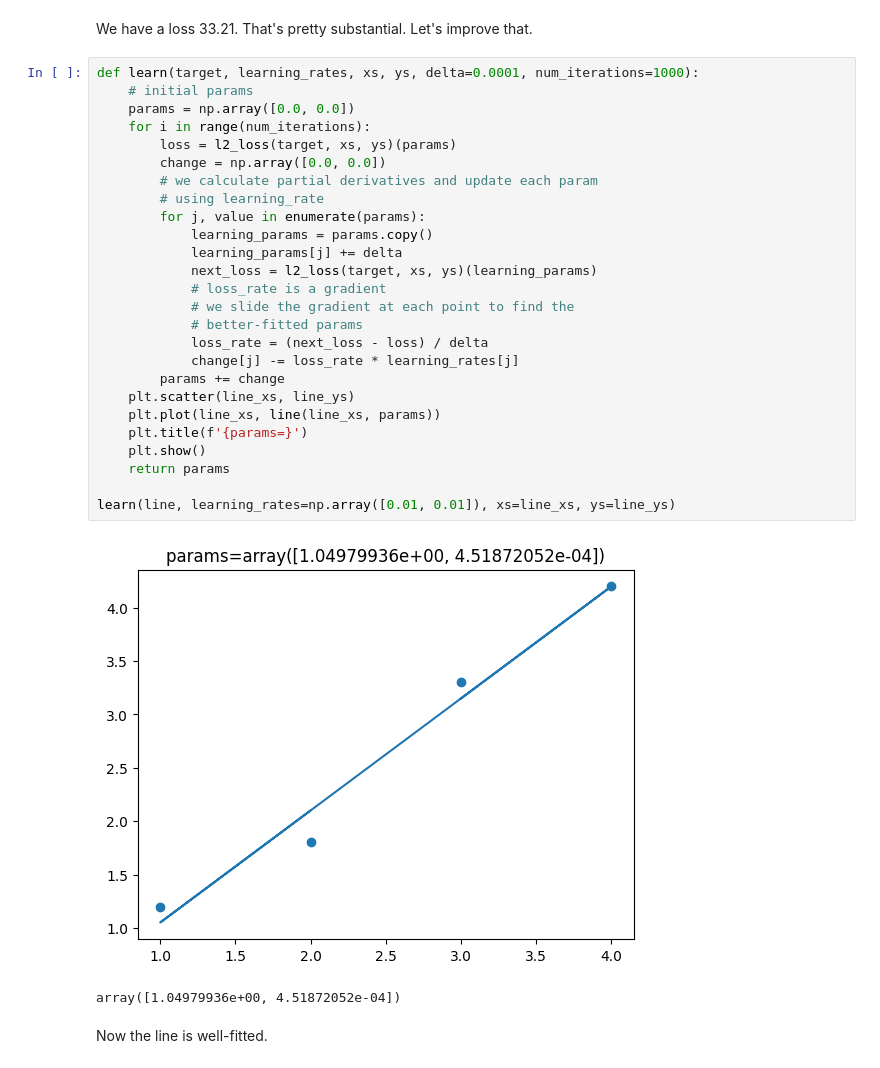
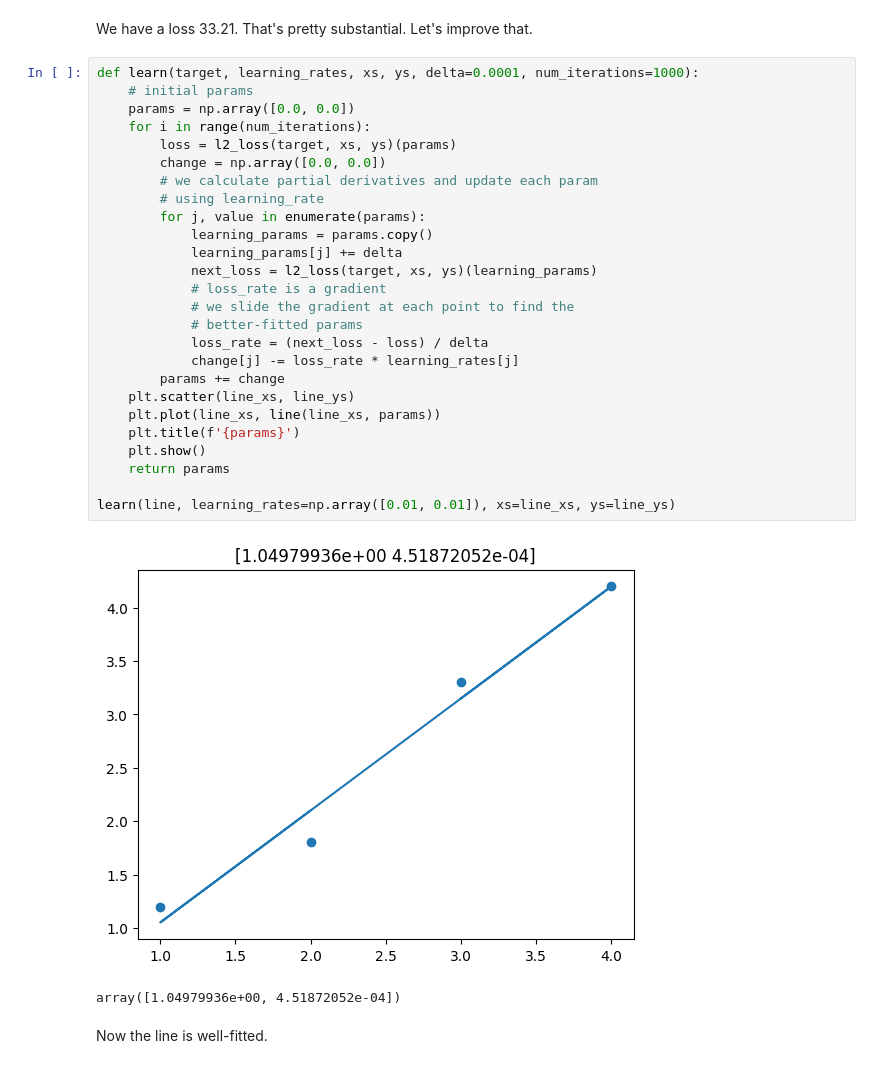
Before and after one commit to alexandershov/little-learner, a Jupyter notebook: little_learner.ipynb, the cells around one changed output. Saved outputs shown, nothing was run; the diff lists cells and outputs as text.

```diff
--- a/little_learner.ipynb
+++ b/little_learner.ipynb
@@ -35,31 +35,31 @@ We have a loss 33.21. That's pretty substantial. Let's improve that.
 # %%
 def learn(target, learning_rates, xs, ys, delta=0.0001, num_iterations=1000):
     # initial params
     params = np.array([0.0, 0.0])
     for i in range(num_iterations):
         loss = l2_loss(target, xs, ys)(params)
         change = np.array([0.0, 0.0])
         # we calculate partial derivatives and update each param
         # using learning_rate
         for j, value in enumerate(params):
             learning_params = params.copy()
             learning_params[j] += delta
             next_loss = l2_loss(target, xs, ys)(learning_params)
             # loss_rate is a gradient
             # we slide the gradient at each point to find the
             # better-fitted params
             loss_rate = (next_loss - loss) / delta
             change[j] -= loss_rate * learning_rates[j]
         params += change
     plt.scatter(line_xs, line_ys)
     plt.plot(line_xs, line(line_xs, params))
-    plt.title(f'{params=}')
+    plt.title(f'{params}')
     plt.show()
     return params
 
 learn(line, learning_rates=np.array([0.01, 0.01]), xs=line_xs, ys=line_ys)
 # %% [output]
-[figure, old version]
+[figure, new version]
 array([1.04979936e+00, 4.51872052e-04])
 # %% [markdown]
 Now the line is well-fitted.
```
Also changed, not shown: parts of 11 cells of this notebook.
